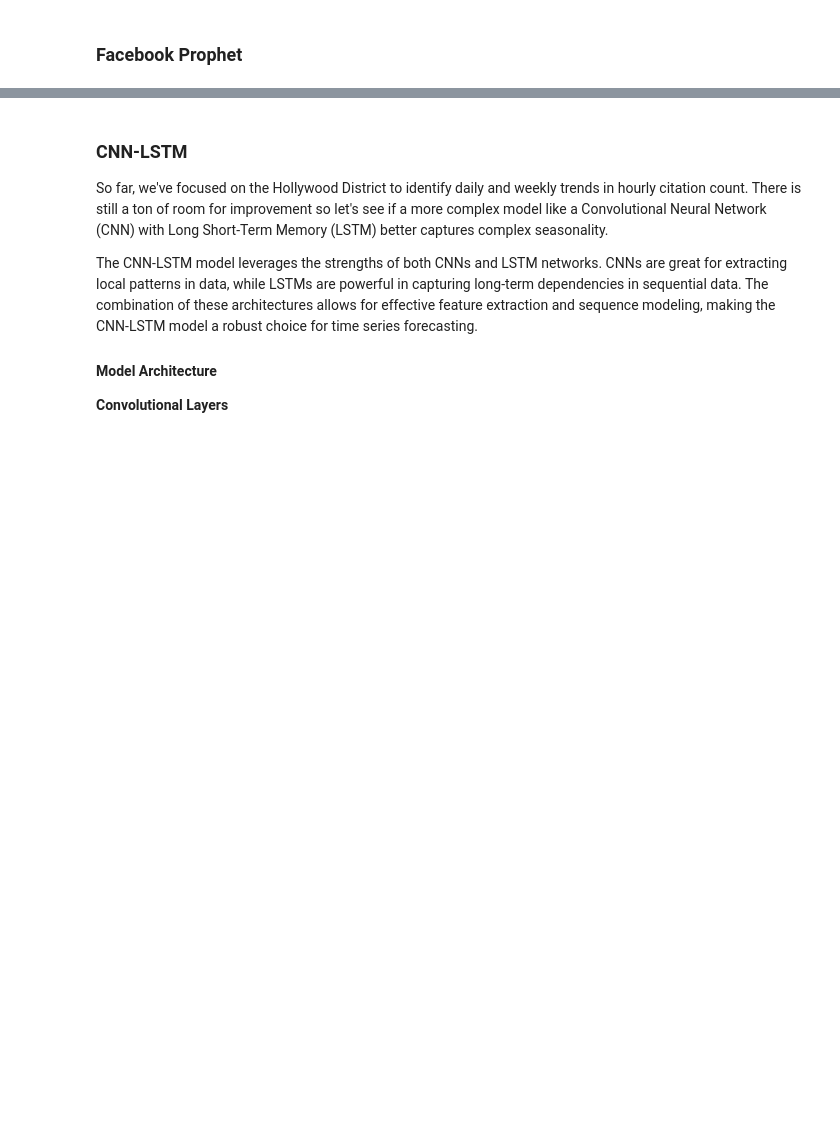
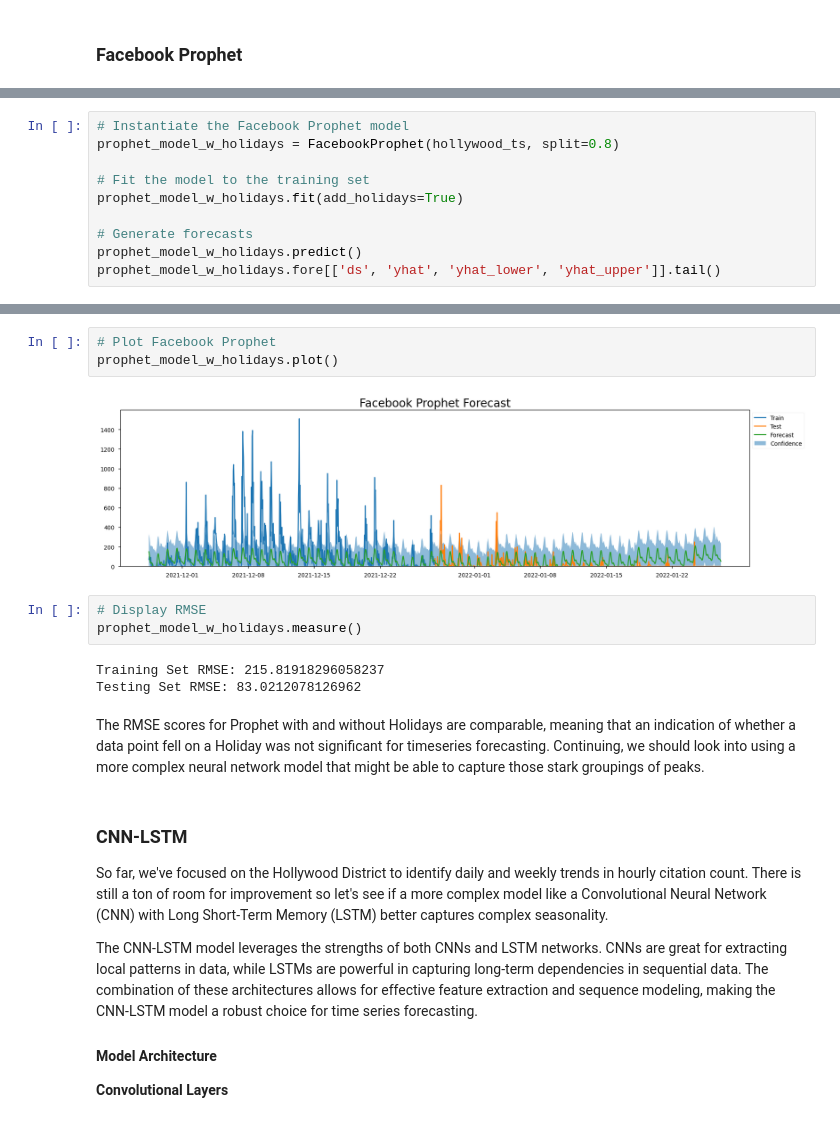
Before and after one commit to evangabe/strategic-parking-enforcement, a Jupyter notebook: 02_featurization.ipynb, the cells around one changed output, grey strips where cells are left out. Saved outputs shown, nothing was run; the diff lists cells and outputs as text; blank space fills up the shorter version.

Commit message:
record all results for hollywood

```diff
--- a/02_featurization.ipynb
+++ b/02_featurization.ipynb
@@ -158,0 +246,10 @@ prophet_model.measure()
+# %%
+# Instantiate the Facebook Prophet model
+prophet_model_w_holidays = FacebookProphet(hollywood_ts, split=0.8)
+
+# Fit the model to the training set
+prophet_model_w_holidays.fit(add_holidays=True)
+
+# Generate forecasts
+prophet_model_w_holidays.predict()
+prophet_model_w_holidays.fore[['ds', 'yhat', 'yhat_lower', 'yhat_upper']].tail()
@@ -159,3 +265,16 @@ prophet_model.measure()
+# %%
+# Plot Facebook Prophet
+prophet_model_w_holidays.plot()
+# %% [output]
+[figure, added]
+# %%
+# Display RMSE
+prophet_model_w_holidays.measure()
+# %% [output]
+Training Set RMSE: 215.81918296058237
+Testing Set RMSE: 83.0212078126962
+# %% [markdown]
+The RMSE scores for Prophet with and without Holidays are comparable, meaning that an indication of whether a data point fell on a Holiday was not significant for timeseries forecasting. Continuing, we should look into using a more complex neural network model that might be able to capture those stark groupings of peaks.
 # %% [markdown]
 ### CNN-LSTM
 
```
Also changed, not shown: parts of 19 cells of this notebook, 12 other files.
